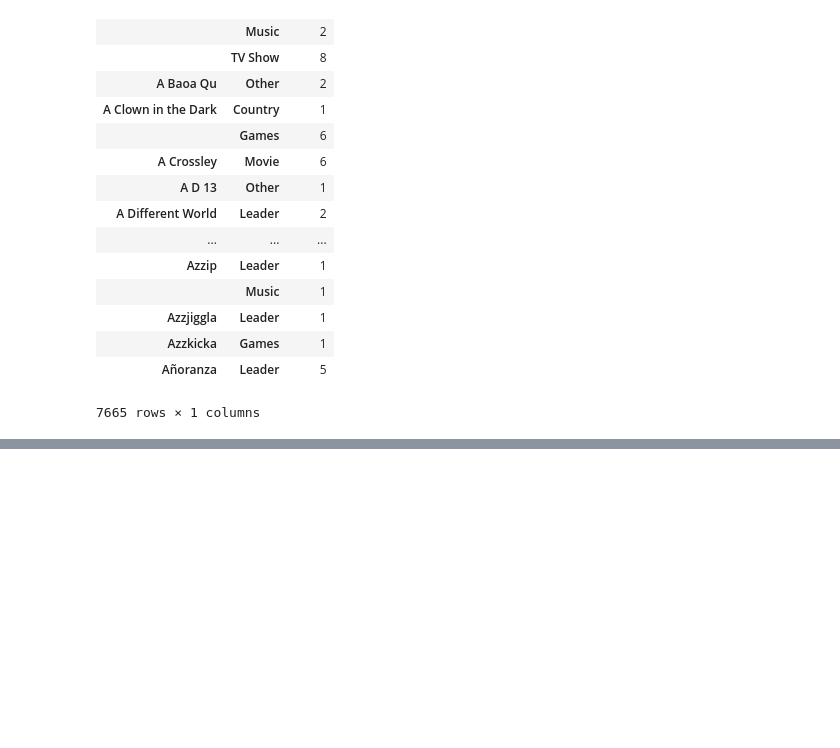
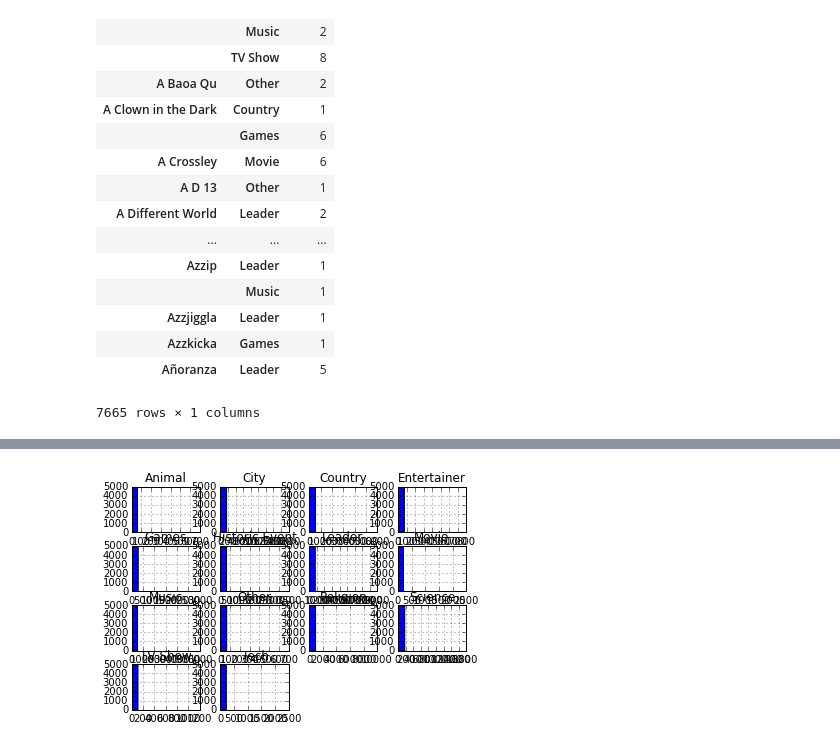
Before and after one commit to johnmhogan/DAT_20_Students, a Jupyter notebook: EVCinNYC/Project/Project.ipynb, the cells around one changed output, grey strips where cells are left out. Drawn from its saved outputs; the diff is of its cells as text; code cells hidden in the pictures; blank space fills up the shorter version.

Commit message:
update project, now need to learn how to do cluster analysis to identify segments

```diff
--- a/EVCinNYC/Project/Project.ipynb
+++ b/EVCinNYC/Project/Project.ipynb
@@ -236,0 +261,7 @@ ValueError: labels ['username' 'topic'] not contained in axis
+# %%
+#banged my head against the wall for too many hours, so cheating here
+#can't figure out how; so I'm going to 1) export the table, 2) do via the pivot table commands in Excel, 3) reimport
+usersA_matrix.to_csv(path_or_buf='/Users/EVC/GA/upstream/DAT_20_Students/EVCinNYC/data/projectdata/usersA_matric.csv')
+usersA_transformed_csv = pd.read_csv('/Users/EVC/GA/upstream/DAT_20_Students/EVCinNYC/data/projectdata/usersA_transformed.csv')
+usersA_tr = usersA_transformed_csv
+usersA_tr.head()
@@ -236,0 +275,5 @@ ValueError: labels ['username' 'topic'] not contained in axis
+# %%
+#cleaning
+usersA_tr.rename(columns={'Unnamed: 0':'username'}, inplace=True)
+usersA_tr.fillna(value = 0, inplace=True)
+usersA_tr.head()
@@ -236,0 +287,5 @@ ValueError: labels ['username' 'topic'] not contained in axis
+# %%
+
+
+dfA = usersA_tr.iloc[0:,1:15]
+dfA.head()
@@ -236,0 +311,5 @@ ValueError: labels ['username' 'topic'] not contained in axis
+# %%
+#doing some visualizations, but really for this data want to see if there are clusters
+dfA.hist();
+# %% [output]
+[figure, added]
```
Also changed, not shown: parts of 12 cells of this notebook, 5 other files.
